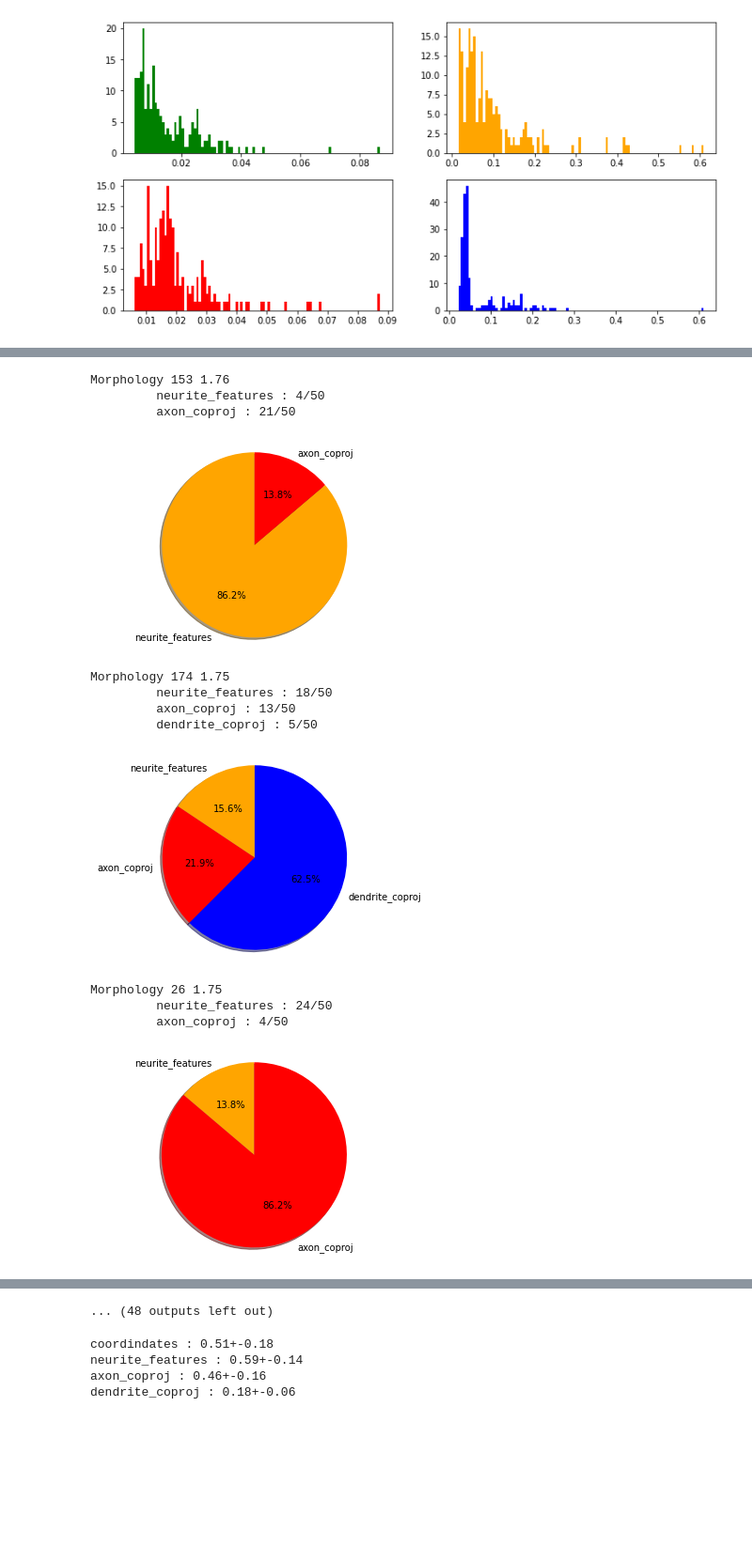
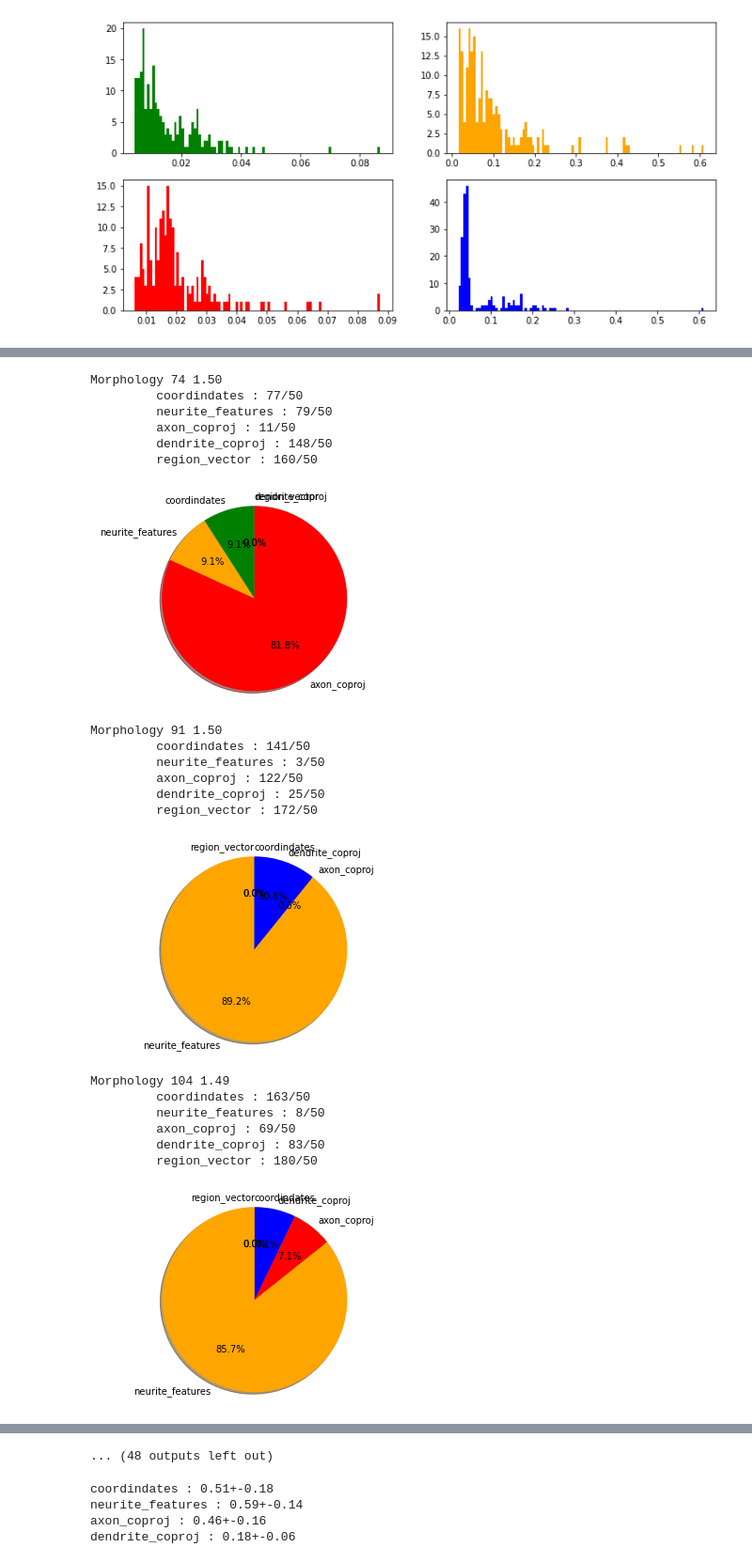
Before and after one commit to BlueBrain/knowledge-graph-inference, a Jupyter notebook: Combined recommendation.ipynb, the cells around one changed output, grey strips where cells are left out. Shown at 94% size. Drawn from its saved outputs; the diff is of its cells as text; code cells hidden in the pictures; blank space fills up the shorter version.

```diff
--- a/Combined recommendation.ipynb
+++ b/Combined recommendation.ipynb
@@ -858,0 +1041,14 @@ plt.show()
+# %%
+densities = [
+    get_gaussian_deviation(i, 10, "region_vector")[0] for i in range(embedding_2d.shape[0])
+]
+fig, ax = plt.subplots(1, 1, figsize=(7, 7))
+ax.scatter(
+    embedding_2d[:, 0],
+    embedding_2d[:, 1],
+    c=densities,
+    cmap="plasma",
+    s=50,
+    alpha=0.5
+)
+plt.show()
@@ -870,11 +1068,10 @@ boosted_similarities = defaultdict(list)
 for index_name, index in INDICES.items():
     boosts[index_name] = {}
     pairwise_similarities[index_name] = {}
-    comp = index.get_distance_computer()
     for p1 in points:
         for p2 in points:
             if p1 < p2:
-                d = comp.symmetric_dis(p1, p2)
+                d = compute_distance(index, p1, p2)
                 if SIMILARITIES[index_name] == "euclidean":
                     d = 1 / (1 + d)
                 pairwise_similarities[index_name][(p1, p2)] = d
@@ -1023,9 +1261,9 @@ for k in boosted_similarities:
 
     fig, (ax1, ax2, ax3) = plt.subplots(1, 3, figsize=(22, 5))
     fig.suptitle(f'Distribution of distances for "{k}"')
-    ax1.hist(raw_values, bins=50, color=COLORS[k])
-    ax2.hist(sim_values, bins=50, color=COLORS[k])
-    ax3.hist(scaled_values, bins=50, color=COLORS[k])
+    ax1.hist(raw_values, bins=100, color=COLORS[k])
+    ax2.hist(sim_values, bins=100, color=COLORS[k])
+    ax3.hist(scaled_values, bins=100, color=COLORS[k])
     plt.show()
 # %% [output]
 Max similarity value 1.0860978985090484
@@ -1043,7 +1283,6 @@ def min_max_scale(x, index_name):
 query = 0
 result = get_average_score(
     INDICES, query, 30,
-    distance_normalizer=scale_by_mean,
     similarity_booster=lambda x, index_name: x * (1 + get_boost_factor(0, index_name, 20)),
     similarity_normalizer=min_max_scale)
 # %%
@@ -1052,7 +1291,7 @@ for el, score in result.items():
     labels = []
     aspect_scores = []
     for index_name, index in INDICES.items():
-        scores, points = query_index(index, [query], 50)
+        scores, points = query_index(index, [query], 200)
         position = np.where(points[0] == el)[0]
 
         if len(position) > 0:
@@ -1078,13 +1318,21 @@ Morphology 0 1.79
-Morphology 153 1.76
-         neurite_features : 4/50
-         axon_coproj : 21/50
+Morphology 74 1.50
+         coordindates : 77/50
+         neurite_features : 79/50
+         axon_coproj : 11/50
+         dendrite_coproj : 148/50
+         region_vector : 160/50
-[figure, old version]
+[figure, new version]
-Morphology 174 1.75
-         neurite_features : 18/50
-         axon_coproj : 13/50
-         dendrite_coproj : 5/50
+Morphology 91 1.50
+         coordindates : 141/50
+         neurite_features : 3/50
+         axon_coproj : 122/50
+         dendrite_coproj : 25/50
+         region_vector : 172/50
-[figure, old version]
+[figure, new version]
-Morphology 26 1.75
-         neurite_features : 24/50
-         axon_coproj : 4/50
+Morphology 104 1.49
+         coordindates : 163/50
+         neurite_features : 8/50
+         axon_coproj : 69/50
+         dendrite_coproj : 83/50
+         region_vector : 180/50
-[figure, old version]
+[figure, new version]
```
Also changed, not shown: parts of 49 cells of this notebook, 7 other files.
